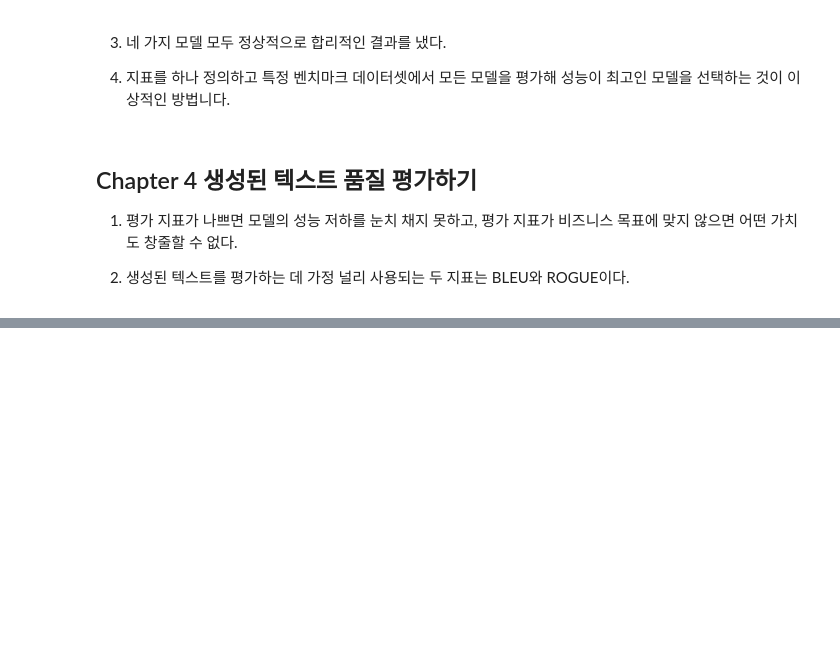
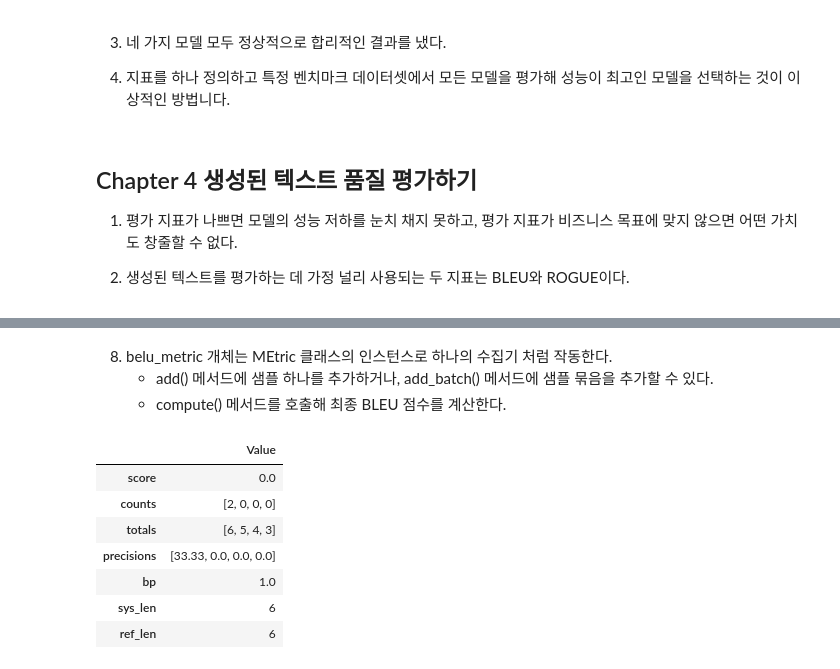
Before and after one commit to redinbluesky/nlp-with-transformers, a Jupyter notebook: 06-요약.ipynb, the cells around one changed output, grey strips where cells are left out. Cells and saved outputs as stored; diff of their text form; code cells hidden in the pictures; blank space fills up the shorter version.

```diff
--- a/06-요약.ipynb
+++ b/06-요약.ipynb
@@ -239,0 +262,5 @@ Mentally ill inmates are housed on the "forgotten floor" of a Miami jail .<n>Jud
+# %%
+#%pip install evaluate sacrebleu
+import evaluate
+
+bleu_metric = evaluate.load("sacrebleu")
@@ -239,0 +289,21 @@ Mentally ill inmates are housed on the "forgotten floor" of a Miami jail .<n>Jud
+# %% [markdown]
+8. belu_metric 개체는 MEtric 클래스의 인스턴스로 하나의 수집기 처럼 작동한다.
+    - add() 메서드에 샘플 하나를 추가하거나, add_batch() 메서드에 샘플 묶음을 추가할 수 있다.
+    - compute() 메서드를 호출해 최종 BLEU 점수를 계산한다.
+# %%
+import pandas as pd
+import numpy as np
+
+bleu_metric.add(predictions="the the the the the the",references=["the cat is on the mat"])
+results = bleu_metric.compute(smooth_method="floor", smooth_value=0)
+results["precisions"] = [np.round(p,2) for p in results["precisions"]]
+pd.DataFrame.from_dict(results, orient="index", columns=["Value"])
+# %% [output]
+|  | Value |
+| score | 0.0 |
+| counts | [2, 0, 0, 0] |
+| totals | [6, 5, 4, 3] |
+| precisions | [33.33, 0.0, 0.0, 0.0] |
+| bp | 1.0 |
+| sys_len | 6 |
+| ref_len | 6 |
```
Also changed, not shown: parts of 3 cells of this notebook.
